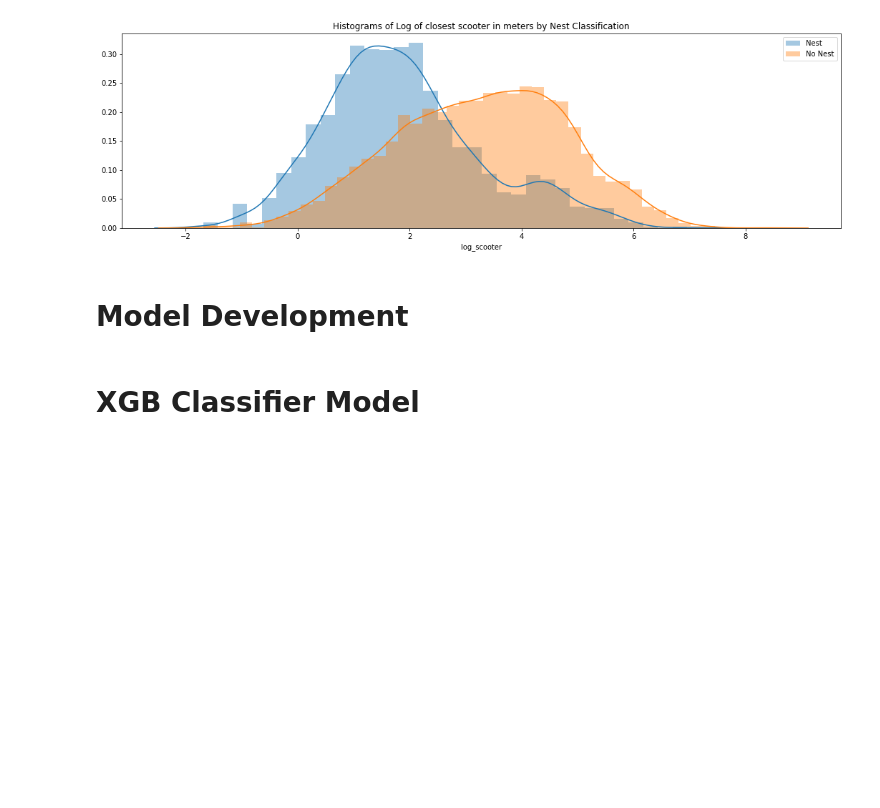
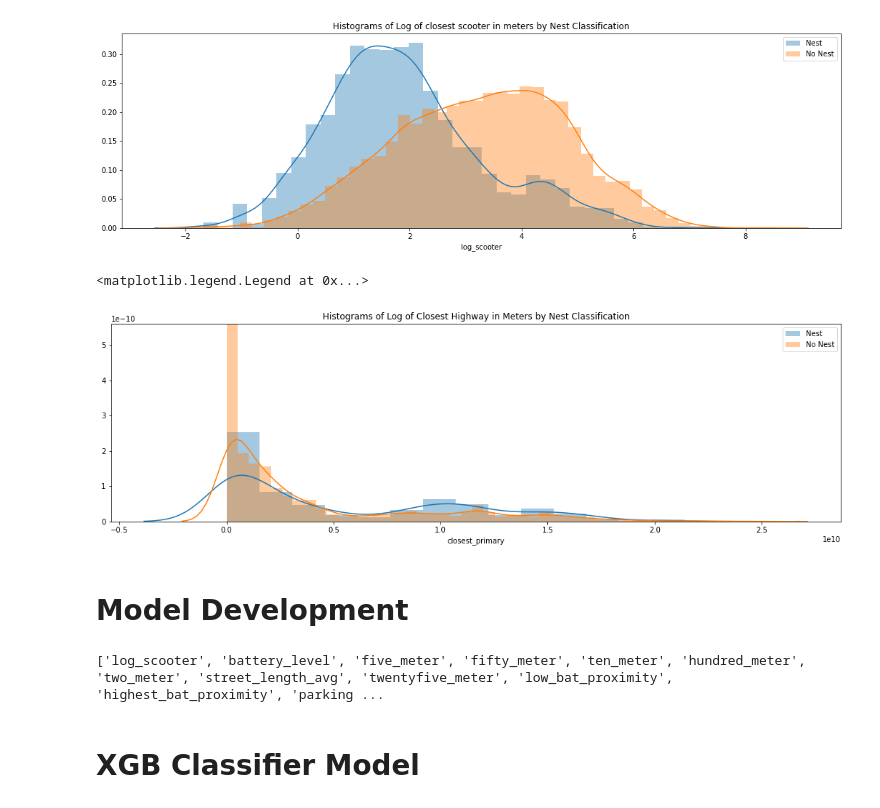
Before and after one commit to perryrjohnson/Bird_DS, a Jupyter notebook: Visualizations/external_notebook.ipynb, the cells around one changed output. Saved outputs shown, nothing was run; the diff lists cells and outputs as text; code cells hidden in the pictures; blank space fills up the shorter version.

```diff
--- a/Visualizations/external_notebook.ipynb
+++ b/Visualizations/external_notebook.ipynb
@@ -320,8 +407,27 @@ plt.legend()
 # %% [output]
 <matplotlib.legend.Legend at 0x...>
 [figure]
+# %%
+fig, (ax15) = plt.subplots(1, 1, figsize=(18, 5))
+
+nest = data['closest_primary'][data['nest_dummy'] == 1]
+no_nest = data['closest_primary'][data['nest_dummy'] == 0]
+
+sns.distplot(nest, label='Nest')
+sns.distplot(no_nest, label='No Nest')
+
+
+plt.title('Histograms of Log of Closest Highway in Meters by Nest Classification')
+plt.legend()
+# %% [output]
+<matplotlib.legend.Legend at 0x...>
+[figure, added]
 # %% [markdown]
 # Model Development
+# %%
+print(significant_features)
+# %% [output]
+['log_scooter', 'battery_level', 'five_meter', 'fifty_meter', 'ten_meter', 'hundred_meter', 'two_meter', 'street_length_avg', 'twentyfive_meter', 'low_bat_proximity', 'highest_bat_proximity', 'parking ...
 # %%
 # Use the relevant features
 
```
Also changed, not shown: parts of 23 cells of this notebook.
